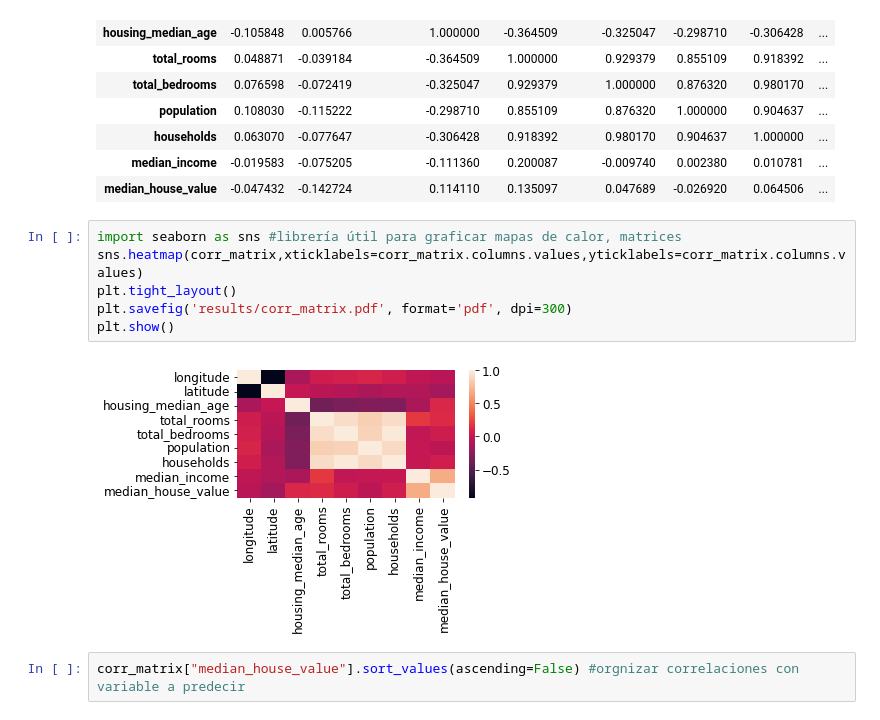
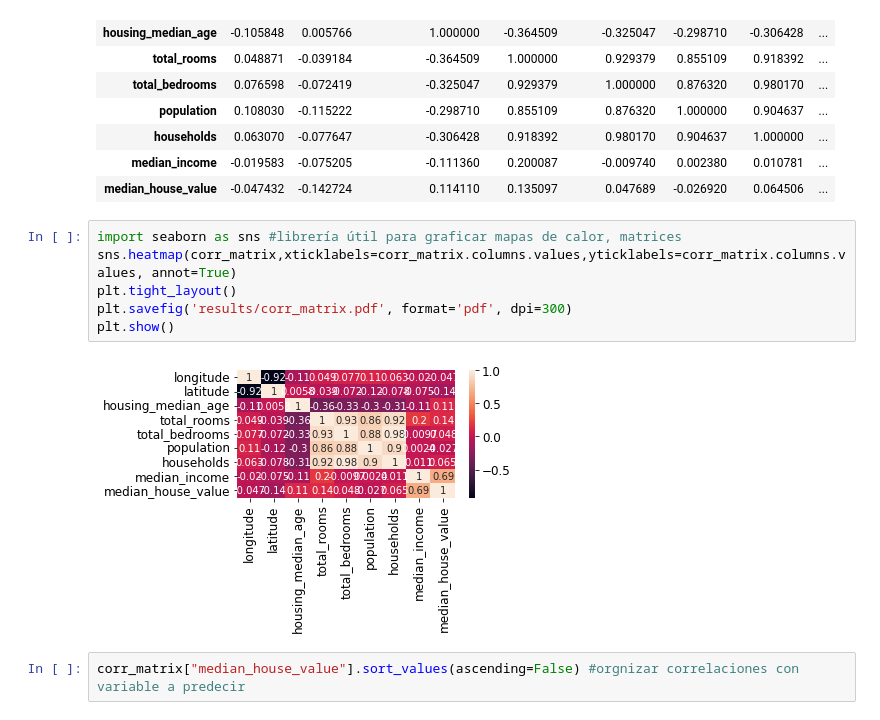
Before and after one commit to danpamplona/TareasMineria, a Jupyter notebook: Ejemplo2.ipynb, the cells around one changed output. Cells and saved outputs as stored; diff of their text form.

```diff
--- a/Ejemplo2.ipynb
+++ b/Ejemplo2.ipynb
@@ -506,12 +514,12 @@ corr_matrix.style.background_gradient(cmap='coolwarm')
 | median_house_value | -0.047432 | -0.142724 | 0.114110 | 0.135097 | 0.047689 | -0.026920 | 0.064506 | ... |
 # %%
 import seaborn as sns #librería útil para graficar mapas de calor, matrices
-sns.heatmap(corr_matrix,xticklabels=corr_matrix.columns.values,yticklabels=corr_matrix.columns.values)
+sns.heatmap(corr_matrix,xticklabels=corr_matrix.columns.values,yticklabels=corr_matrix.columns.values, annot=True)
 plt.tight_layout()
 plt.savefig('results/corr_matrix.pdf', format='pdf', dpi=300)
 plt.show()
 # %% [output]
-[figure, old version]
+[figure, new version]
 # %%
 corr_matrix["median_house_value"].sort_values(ascending=False) #orgnizar correlaciones con variable a predecir
 # %% [output]
```
Also changed, not shown: parts of 22 cells of this notebook.
